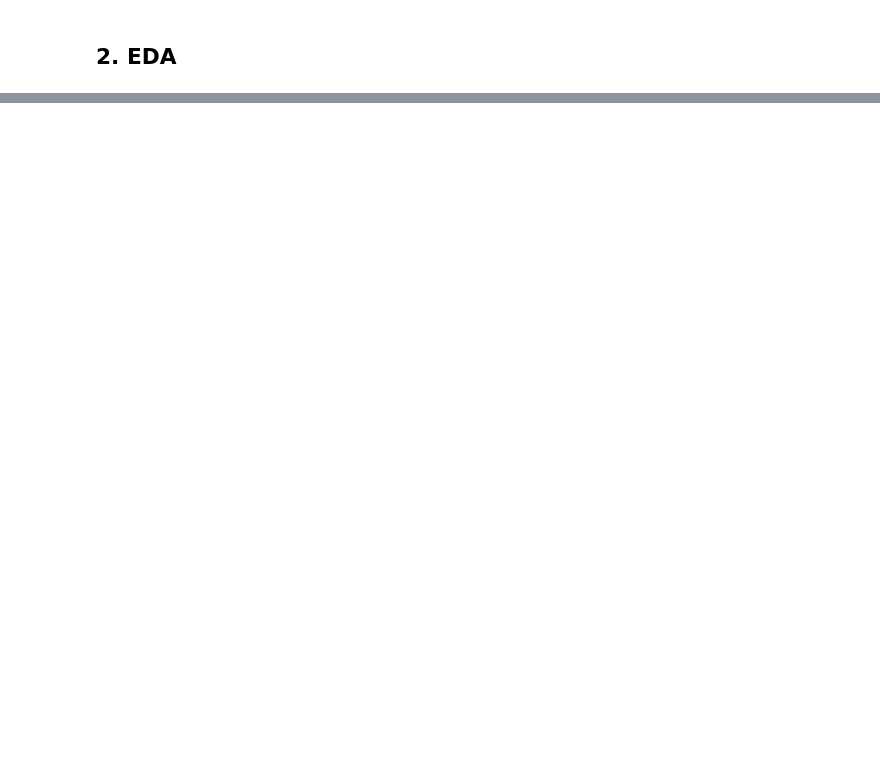
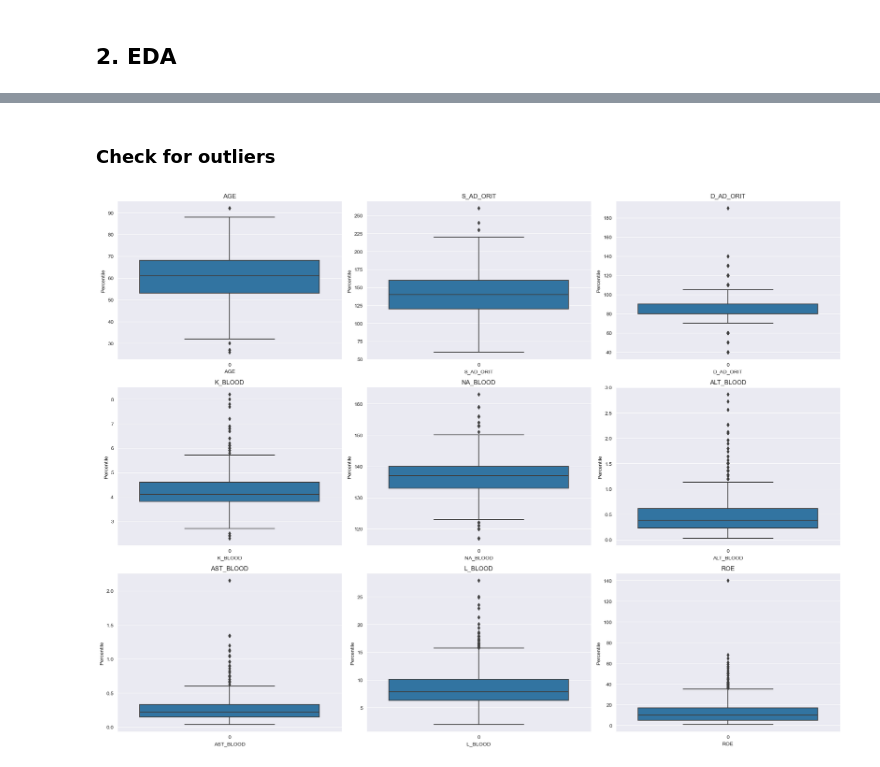
Before and after one commit to danghaidang04/Myocardial_Infraction_Complications_Analysis, a Jupyter notebook: main.ipynb, the cells around one changed output, grey strips where cells are left out. Cells and saved outputs as stored; diff of their text form; code cells hidden in the pictures; blank space fills up the shorter version.

```diff
--- a/main.ipynb
+++ b/main.ipynb
@@ -89,0 +255,22 @@ y4 test: 255
+# %% [markdown]
+### Check for outliers
+# %%
+rows, cols = 3, 3 # To check all, use 11, 10
+
+fig, axes = plt.subplots(rows, cols, figsize=(20, 15))
+
+for i in range(rows):
+    for j in range(cols):
+        if i * cols + j >= len(continuous_features): # to check all, use X_train[0]
+            break
+        ax = axes[i, j]
+        feature_name = continuous_features[i * cols + j]
+        sns.boxplot(X_train[0][feature_name], ax=ax)
+        ax.set_title(feature_name)
+        ax.set_xlabel(feature_name)
+        ax.set_ylabel('Percentile')
+
+plt.tight_layout()
+plt.show()
+# %% [output]
+[figure, added]
```
Also changed, not shown: parts of 29 cells of this notebook, 1 other file.
